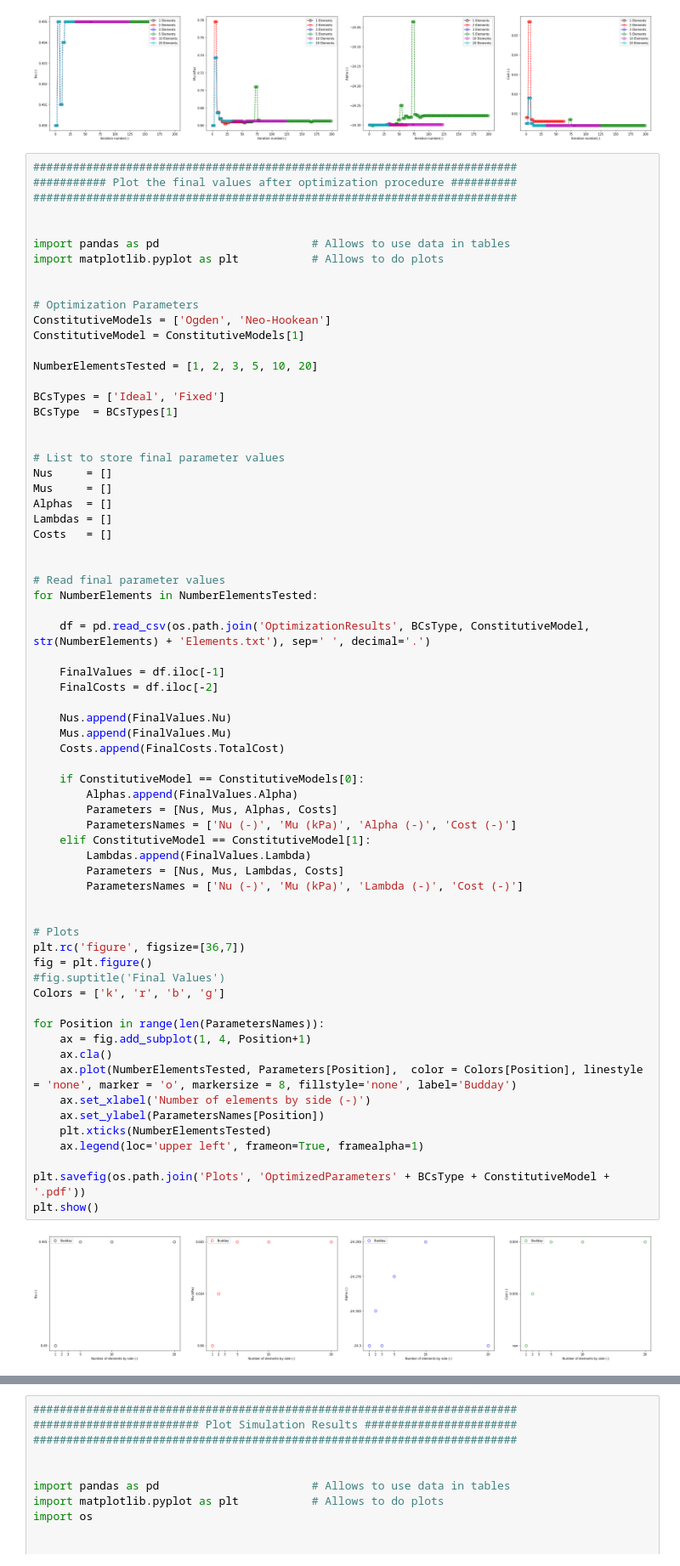
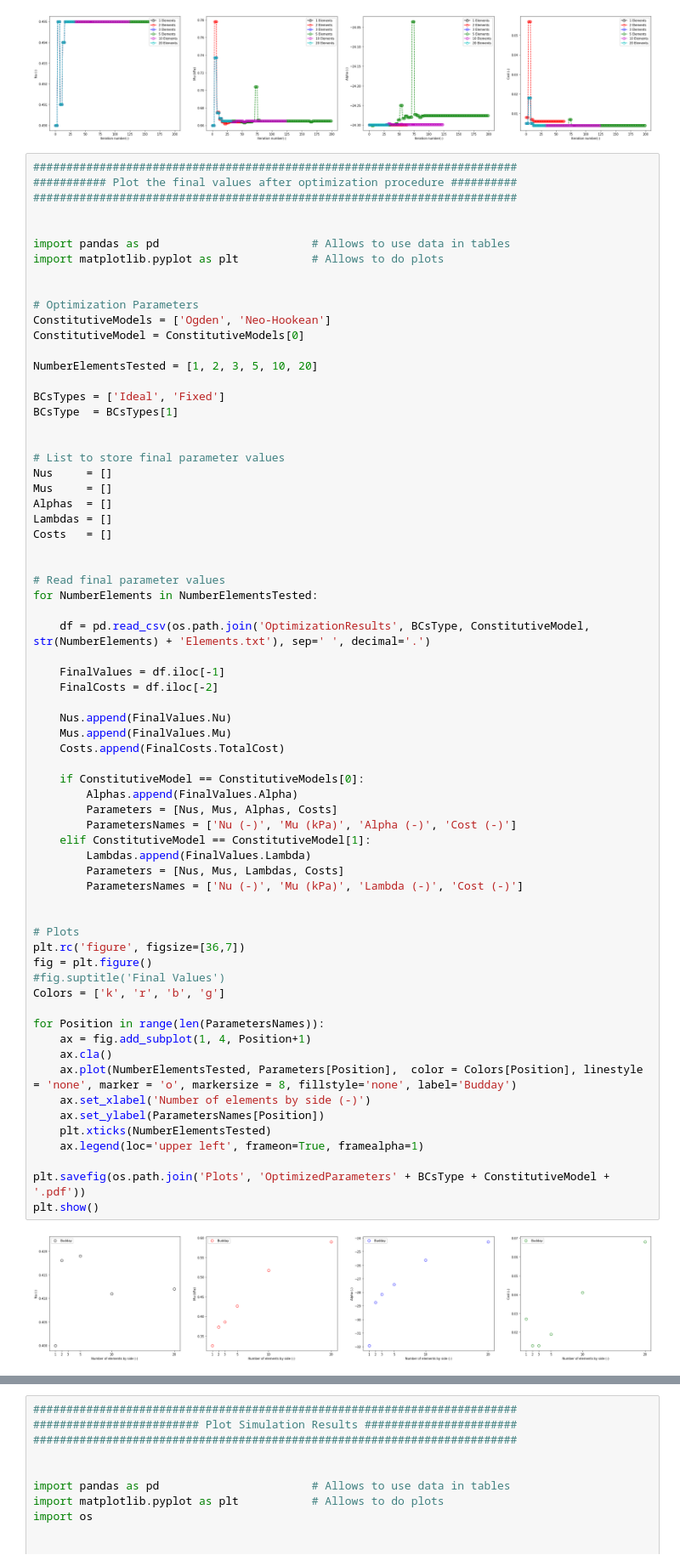
Before and after one commit to artorg-unibe-ch/BrainMaterialOptimizationFenics, a Jupyter notebook: PlotResults.ipynb, the cells around one changed output, grey strips where cells are left out. Shown: that part at 85% size. Saved outputs shown, nothing was run; the diff lists cells and outputs as text.

Commit message:
Finishes scatter plots

```diff
--- a/PlotResults.ipynb
+++ b/PlotResults.ipynb
@@ -59,7 +59,7 @@ import matplotlib.pyplot as plt           # Allows to do plots
 
 # Optimization Parameters
 ConstitutiveModels = ['Ogden', 'Neo-Hookean']
-ConstitutiveModel = ConstitutiveModels[1]
+ConstitutiveModel = ConstitutiveModels[0]
 
 NumberElementsTested = [1, 2, 3, 5, 10, 20]
 
@@ -88,31 +88,31 @@ for NumberElements in NumberElementsTested:
     Costs.append(FinalCosts.TotalCost)
 
     if ConstitutiveModel == ConstitutiveModels[0]:
         Alphas.append(FinalValues.Alpha)
         Parameters = [Nus, Mus, Alphas, Costs]
         ParametersNames = ['Nu (-)', 'Mu (kPa)', 'Alpha (-)', 'Cost (-)']
     elif ConstitutiveModel == ConstitutiveModel[1]:
         Lambdas.append(FinalValues.Lambda)
         Parameters = [Nus, Mus, Lambdas, Costs]
         ParametersNames = ['Nu (-)', 'Mu (kPa)', 'Lambda (-)', 'Cost (-)']
 
 
 # Plots
 plt.rc('figure', figsize=[36,7])
 fig = plt.figure()
 #fig.suptitle('Final Values')
 Colors = ['k', 'r', 'b', 'g']
 
 for Position in range(len(ParametersNames)):
     ax = fig.add_subplot(1, 4, Position+1)
     ax.cla()
     ax.plot(NumberElementsTested, Parameters[Position],  color = Colors[Position], linestyle = 'none', marker = 'o', markersize = 8, fillstyle='none', label='Budday')
     ax.set_xlabel('Number of elements by side (-)')
     ax.set_ylabel(ParametersNames[Position])
     plt.xticks(NumberElementsTested)
     ax.legend(loc='upper left', frameon=True, framealpha=1)
 
 plt.savefig(os.path.join('Plots', 'OptimizedParameters' + BCsType + ConstitutiveModel + '.pdf'))
 plt.show()
 # %% [output]
-[figure, old version]
+[figure, new version]
```
Also changed, not shown: parts of 1 cell of this notebook, 14 other files.
